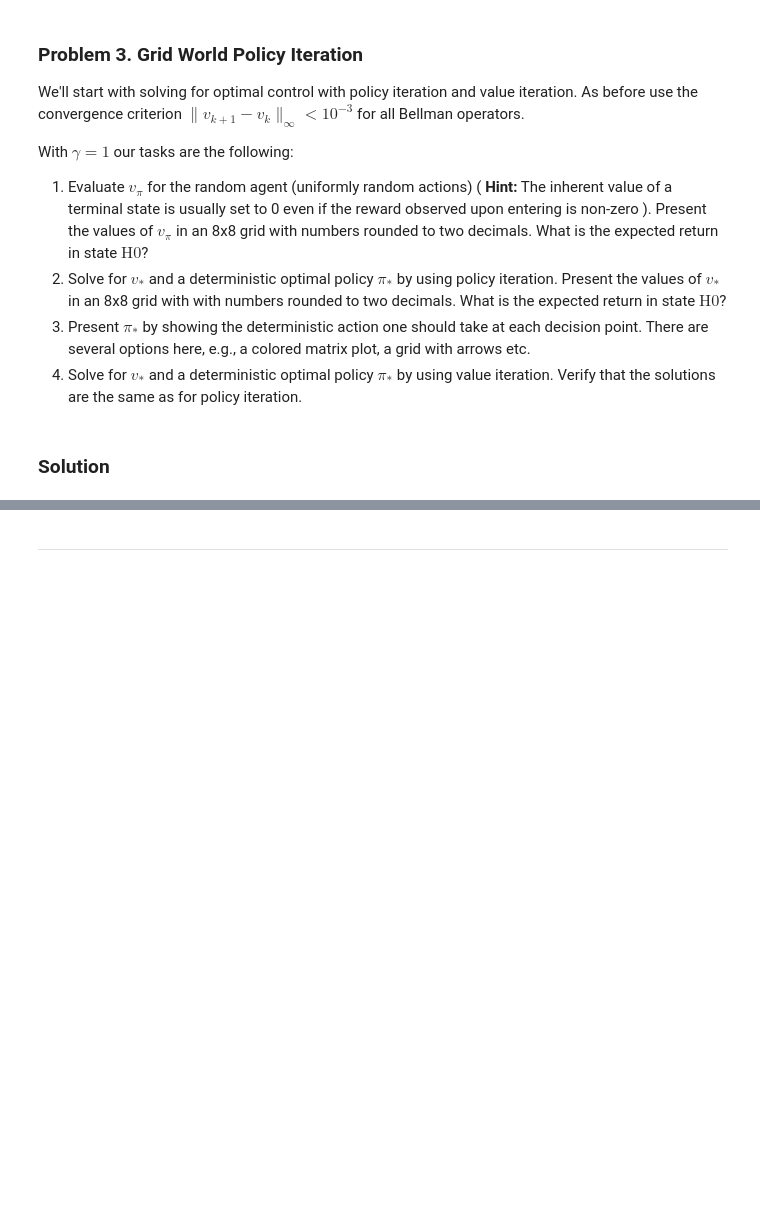
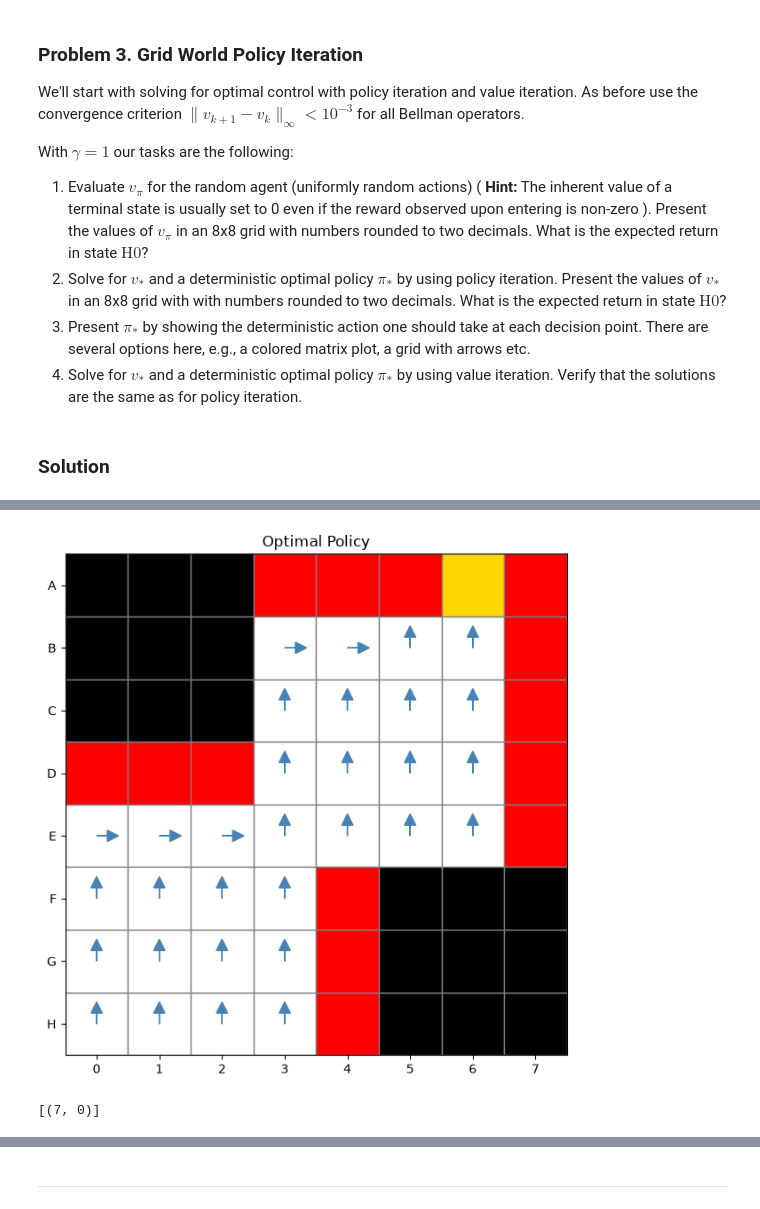
Before and after one commit to kallefrisk/Schoolwork, a Jupyter notebook: Python/ReinforcementLearning/4ma903_lab2.ipynb, the cells around one changed output, grey strips where cells are left out. Cells and saved outputs as stored; diff of their text form; code cells hidden in the pictures; blank space fills up the shorter version.

```diff
--- a/Python/ReinforcementLearning/4ma903_lab2.ipynb
+++ b/Python/ReinforcementLearning/4ma903_lab2.ipynb
@@ -662,0 +896,5 @@ plot_value_grid(value_grid, grid, title="Value function (uniform N/E policy)", a
+# %%
+plot_policy(best_actions, rewards, terminal, nan)
+# %% [output]
+[figure, added]
+[(7, 0)]
```
Also changed, not shown: parts of 9 cells of this notebook.
